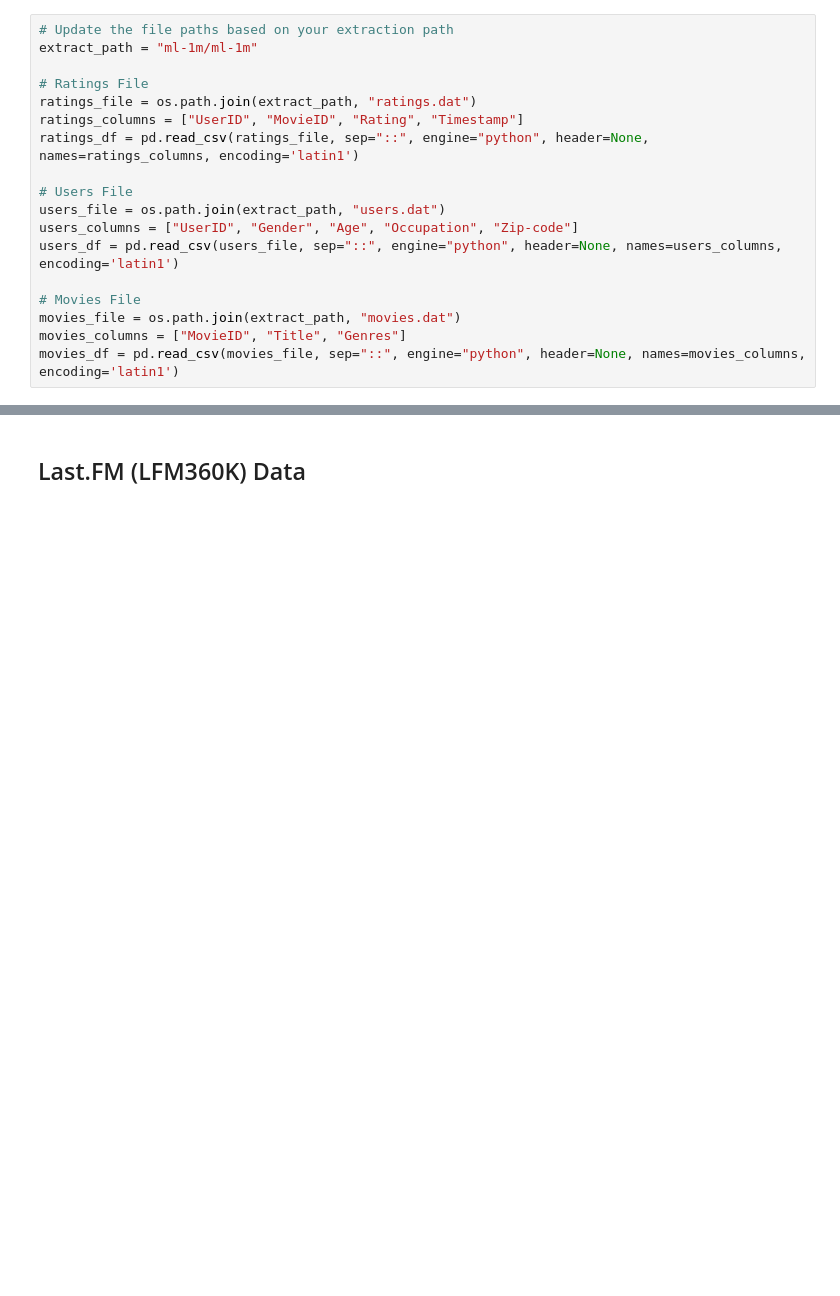
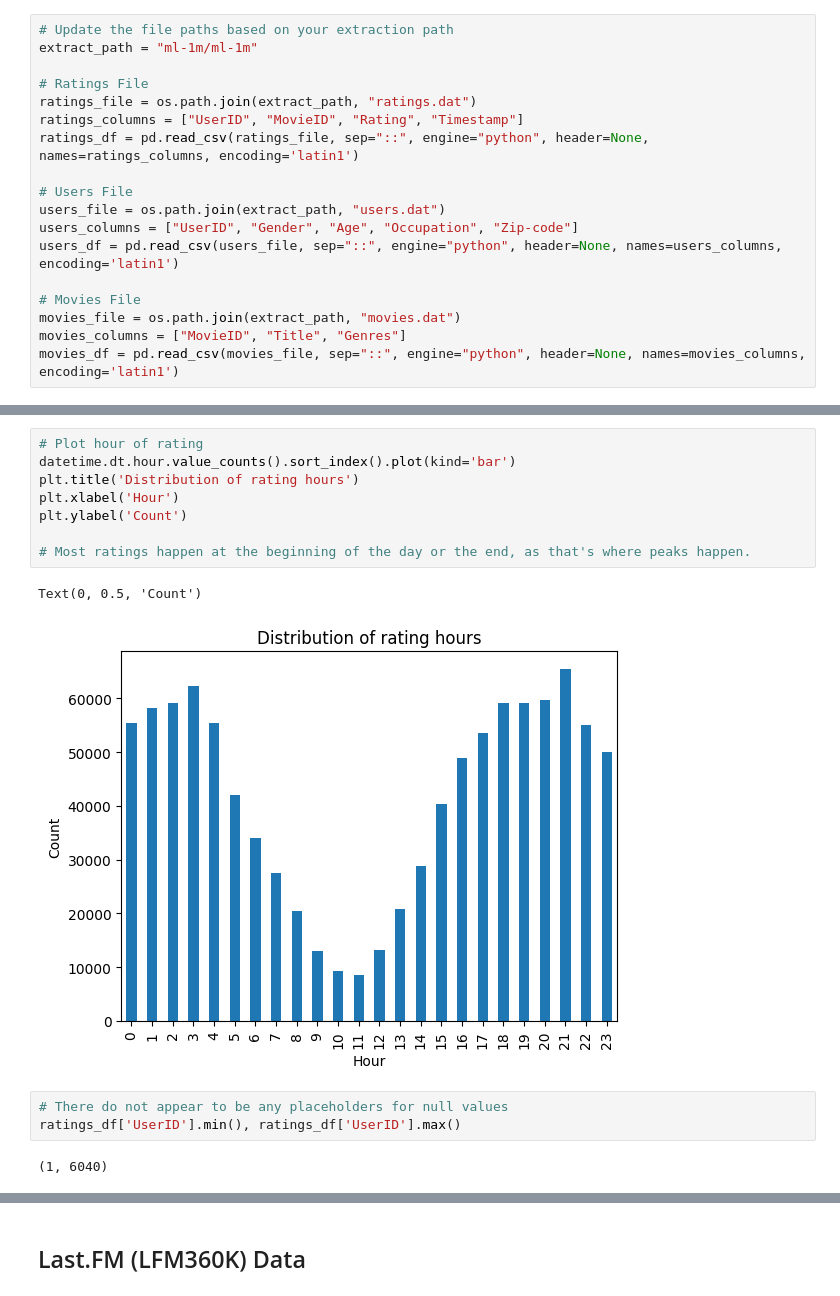
Before and after one commit to michael-garciaperez/DSC180A-Methodology-5, a Jupyter notebook: DSC180B_EDA_V1.ipynb, the cells around one changed output, grey strips where cells are left out. Saved outputs shown, nothing was run; the diff lists cells and outputs as text; blank space fills up the shorter version.

```diff
--- a/DSC180B_EDA_V1.ipynb
+++ b/DSC180B_EDA_V1.ipynb
@@ -51,0 +99,16 @@ movies_df = pd.read_csv(movies_file, sep="::", engine="python", header=None, nam
+# %%
+# Plot hour of rating
+datetime.dt.hour.value_counts().sort_index().plot(kind='bar')
+plt.title('Distribution of rating hours')
+plt.xlabel('Hour')
+plt.ylabel('Count')
+
+# Most ratings happen at the beginning of the day or the end, as that's where peaks happen.
+# %% [output]
+Text(0, 0.5, 'Count')
+[figure, added]
+# %%
+# There do not appear to be any placeholders for null values
+ratings_df['UserID'].min(), ratings_df['UserID'].max()
+# %% [output]
+(1, 6040)
```
Also changed, not shown: parts of 19 cells of this notebook.
